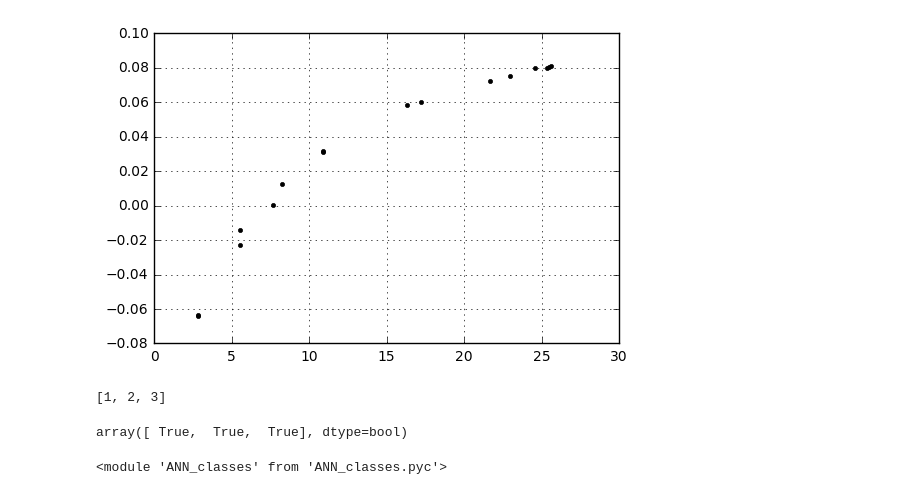
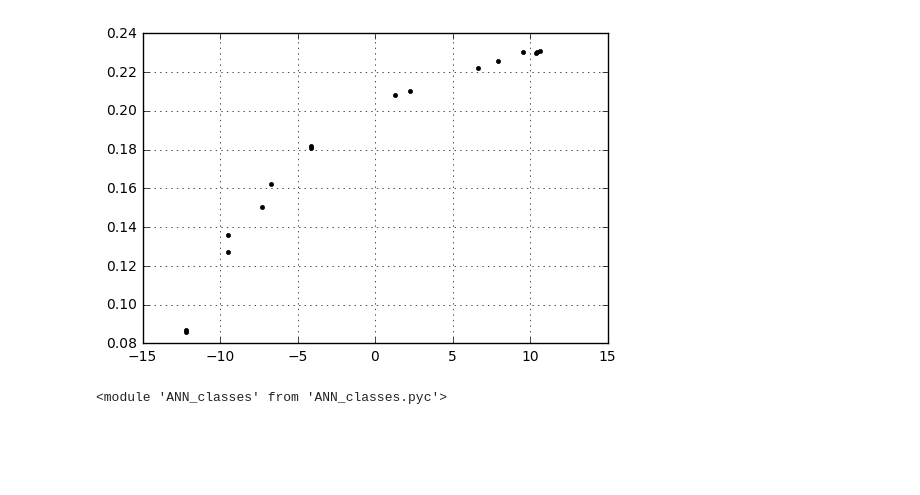
Before and after one commit to ateplovoz/ANN, a Jupyter notebook: ANN_vector_GitVersion.ipynb, the cells around one changed output. Cells and saved outputs as stored; diff of their text form; code cells hidden in the pictures; blank space fills up the shorter version.

```diff
--- a/ANN_vector_GitVersion.ipynb
+++ b/ANN_vector_GitVersion.ipynb
@@ -67,18 +68,9 @@ data_Nfp_Etam_conf = [sWorker.conf_level(i[0][i[1]][i[2]])['rng'] for i in zip(d
 # %%
 fig = plt.figure()
 ax1 = plt.subplot(111)
-ax1.plot(data_Nfp_Etam_seq_masked_means/1000, data_Etam_masked_means-0.15, 'k.')
+ax1.plot(data_Nfp_Etam_seq_masked_means/1000-15, data_Etam_masked_means, 'k.')
 ax1.grid(True)
 plt.show()
 # %% [output]
-[figure, old version]
+[figure, new version]
-# %%
-a = np.array([1, 2, 3])
-a.tolist()
-# %% [output]
-[1, 2, 3]
-# %%
-np.array([0, 2, 3]) == np.array([0, 2, 3])
-# %% [output]
-array([ True,  True,  True], dtype=bool)
 # %%
```
Also changed, not shown: parts of 28 cells of this notebook, 4 other files.
